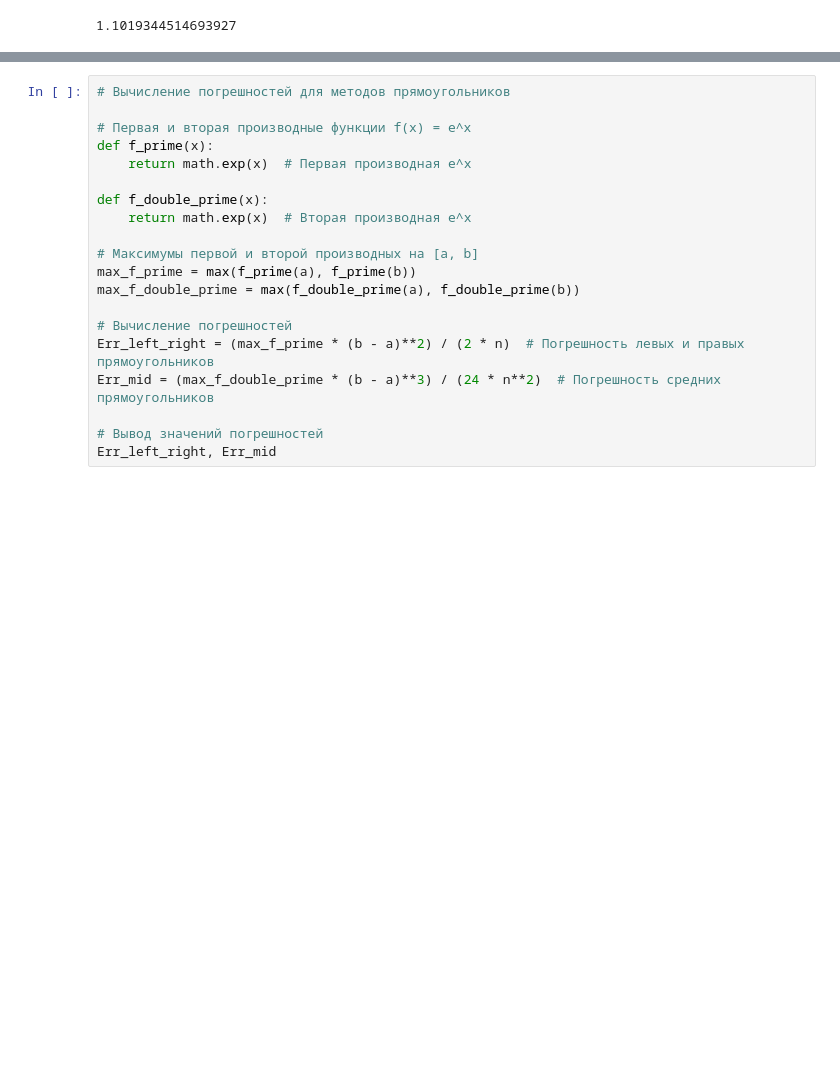
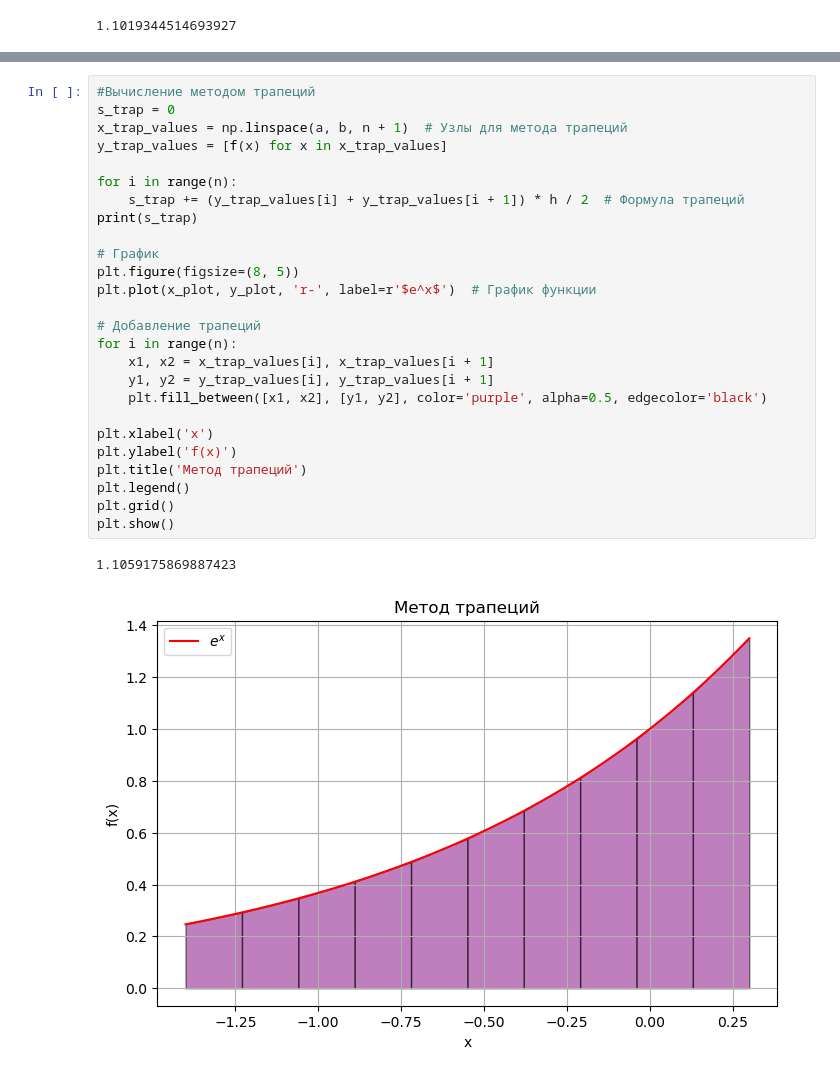
Before and after one commit to AlexAredov/TOK, a Jupyter notebook: TOK3.ipynb, the cells around one changed output, grey strips where cells are left out. Cells and saved outputs as stored; diff of their text form; blank space fills up the shorter version.

```diff
--- a/TOK3.ipynb
+++ b/TOK3.ipynb
@@ -196,20 +207,29 @@ plt.show()
 # %%
-# Вычисление погрешностей для методов прямоугольников
+#Вычисление методом трапеций
+s_trap = 0
+x_trap_values = np.linspace(a, b, n + 1)  # Узлы для метода трапеций
+y_trap_values = [f(x) for x in x_trap_values]
 
-# Первая и вторая производные функции f(x) = e^x
-def f_prime(x):
-    return math.exp(x)  # Первая производная e^x
+for i in range(n):
+    s_trap += (y_trap_values[i] + y_trap_values[i + 1]) * h / 2  # Формула трапеций
+print(s_trap)
 
-def f_double_prime(x):
-    return math.exp(x)  # Вторая производная e^x
+# График
+plt.figure(figsize=(8, 5))
+plt.plot(x_plot, y_plot, 'r-', label=r'$e^x$')  # График функции
 
-# Максимумы первой и второй производных на [a, b]
-max_f_prime = max(f_prime(a), f_prime(b))
-max_f_double_prime = max(f_double_prime(a), f_double_prime(b))
+# Добавление трапеций
+for i in range(n):
+    x1, x2 = x_trap_values[i], x_trap_values[i + 1]
+    y1, y2 = y_trap_values[i], y_trap_values[i + 1]
+    plt.fill_between([x1, x2], [y1, y2], color='purple', alpha=0.5, edgecolor='black')
 
-# Вычисление погрешностей
-Err_left_right = (max_f_prime * (b - a)**2) / (2 * n)  # Погрешность левых и правых прямоугольников
-Err_mid = (max_f_double_prime * (b - a)**3) / (24 * n**2)  # Погрешность средних прямоугольников
-
-# Вывод значений погрешностей
-Err_left_right, Err_mid
+plt.xlabel('x')
+plt.ylabel('f(x)')
+plt.title('Метод трапеций')
+plt.legend()
+plt.grid()
+plt.show()
+# %% [output]
+1.1059175869887423
+[figure, added]
```
Also changed, not shown: parts of 5 cells of this notebook.
